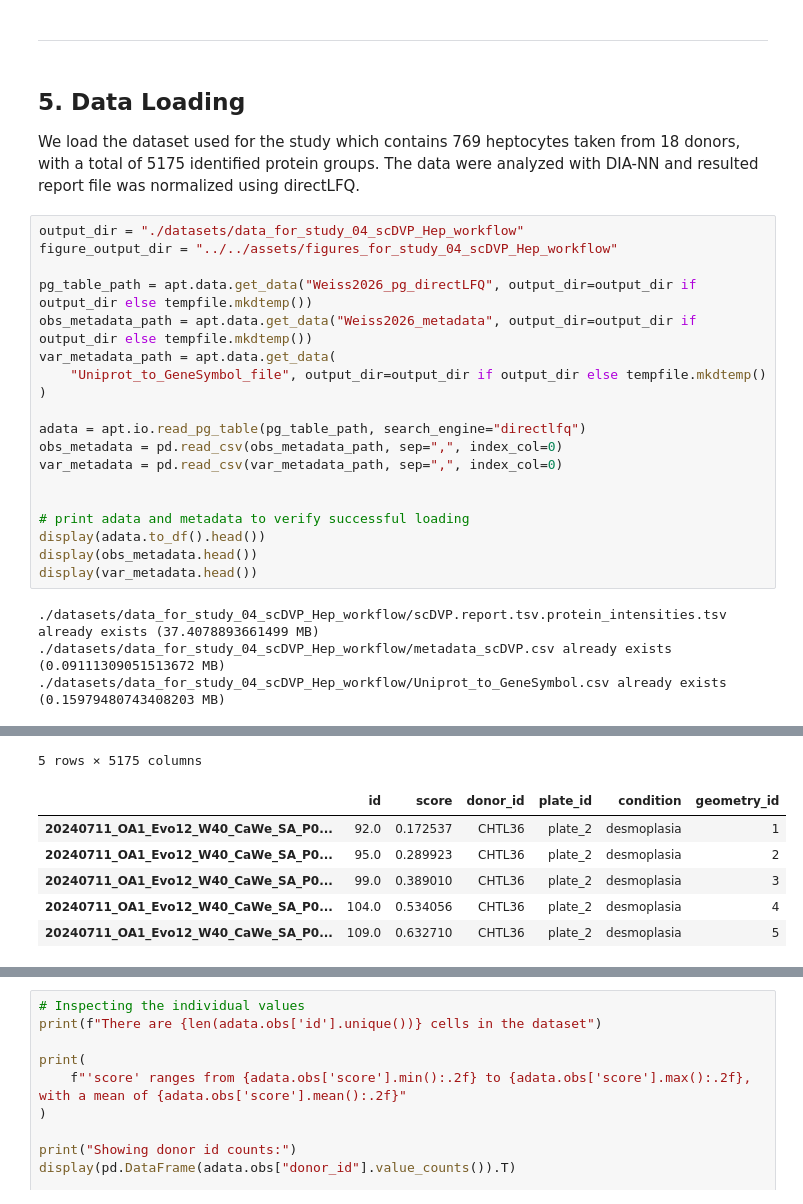
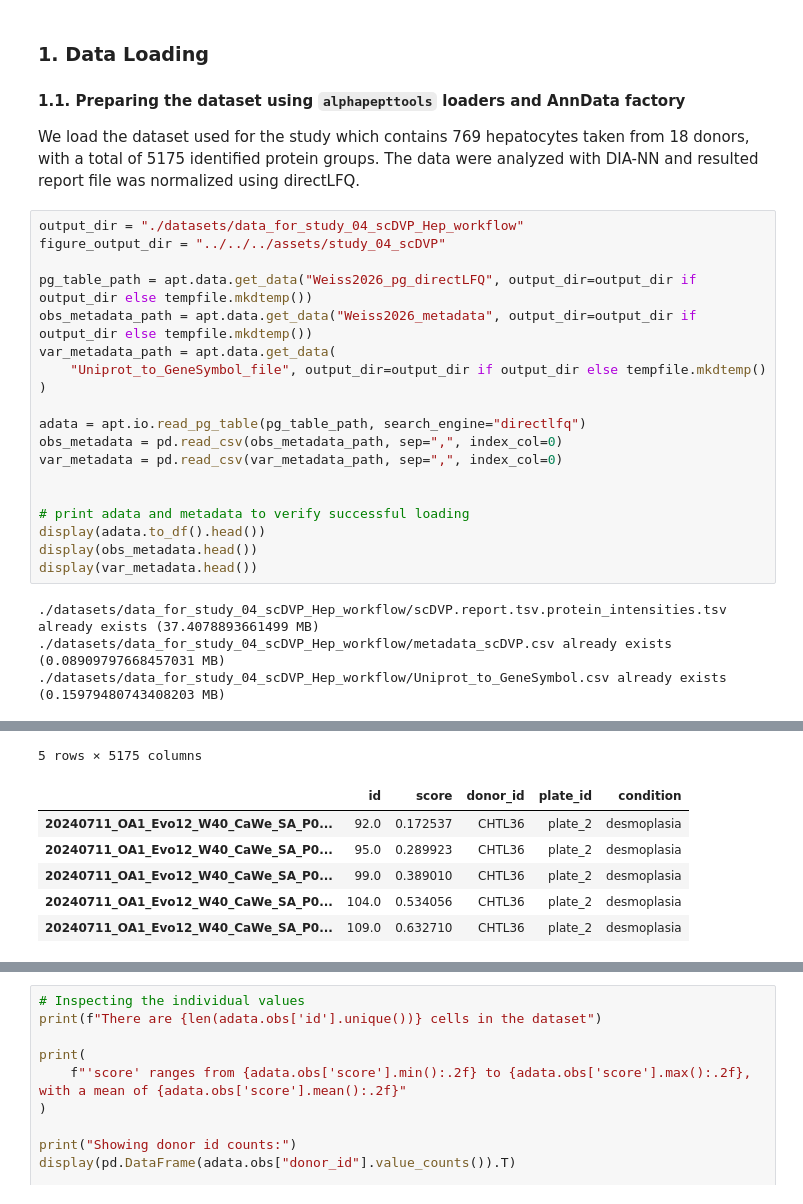
Before and after one commit to MannLabs/alphapepttools-manuscript, a Jupyter notebook: notebooks/main/scdvp/study_04_scDVP.ipynb, the cells around one changed output, grey strips where cells are left out. Drawn from its saved outputs; the diff is of its cells as text.

```diff
--- a/notebooks/main/scdvp/study_04_scDVP.ipynb
+++ b/notebooks/main/scdvp/study_04_scDVP.ipynb
@@ -76,45 +56,46 @@ The autoreload extension is already loaded. To reload it, use:
-# %% [markdown]
----
 # %% [markdown]
-## 5. Data Loading
-We load the dataset used for the study which contains 769 heptocytes taken from 18 donors, with a total of 5175 identified protein groups.
+### 1. Data Loading
+
+#### 1.1. Preparing the dataset using `alphapepttools` loaders and AnnData factory
+
+We load the dataset used for the study which contains 769 hepatocytes taken from 18 donors, with a total of 5175 identified protein groups.
 The data were analyzed with DIA-NN and resulted report file was normalized using directLFQ.
 # %%
 output_dir = "./datasets/data_for_study_04_scDVP_Hep_workflow"
-figure_output_dir = "../../assets/figures_for_study_04_scDVP_Hep_workflow"
+figure_output_dir = "../../../assets/study_04_scDVP"
 
 pg_table_path = apt.data.get_data("Weiss2026_pg_directLFQ", output_dir=output_dir if output_dir else tempfile.mkdtemp())
 obs_metadata_path = apt.data.get_data("Weiss2026_metadata", output_dir=output_dir if output_dir else tempfile.mkdtemp())
 var_metadata_path = apt.data.get_data(
     "Uniprot_to_GeneSymbol_file", output_dir=output_dir if output_dir else tempfile.mkdtemp()
 )
 
 adata = apt.io.read_pg_table(pg_table_path, search_engine="directlfq")
 obs_metadata = pd.read_csv(obs_metadata_path, sep=",", index_col=0)
 var_metadata = pd.read_csv(var_metadata_path, sep=",", index_col=0)
 
 
 # print adata and metadata to verify successful loading
 display(adata.to_df().head())
 display(obs_metadata.head())
 display(var_metadata.head())
 # %% [output]
 ./datasets/data_for_study_04_scDVP_Hep_workflow/scDVP.report.tsv.protein_intensities.tsv already exists (37.4078893661499 MB)
-./datasets/data_for_study_04_scDVP_Hep_workflow/metadata_scDVP.csv already exists (0.09111309051513672 MB)
+./datasets/data_for_study_04_scDVP_Hep_workflow/metadata_scDVP.csv already exists (0.08909797668457031 MB)
 ./datasets/data_for_study_04_scDVP_Hep_workflow/Uniprot_to_GeneSymbol.csv already exists (0.15979480743408203 MB)
 | uniprot_ids | A0A024R1R8;Q9Y2S6 | A0A075B6H7;A0A0C4DH55;P01624 | A0A075B6I0 | A0A075B6K4 | A0A075B6K5 | A0A075B6P5;P01615 | ... |
 | 20240711_OA1_Evo12_W40_CaWe_SA_P0... | 0.000000 | 0.000000 | 0.0 | 0.0 | 0.000000 | 0.000000 | ... |
 | 20240711_OA1_Evo12_W40_CaWe_SA_P0... | 0.000000 | 13032.087818 | 0.0 | 0.0 | 0.000000 | 0.000000 | ... |
 | 20240711_OA1_Evo12_W40_CaWe_SA_P0... | 0.000000 | 16351.507957 | 0.0 | 0.0 | 0.000000 | 6400.357454 | ... |
 | 20240711_OA1_Evo12_W40_CaWe_SA_P0... | 21068.309869 | 21729.115322 | 0.0 | 0.0 | 2352.444061 | 5735.512100 | ... |
 | 20240711_OA1_Evo12_W40_CaWe_SA_P0... | 0.000000 | 0.000000 | 0.0 | 0.0 | 0.000000 | 0.000000 | ... |
 5 rows × 5175 columns
-|  | id | score | donor_id | plate_id | condition | geometry_id |
-| 20240711_OA1_Evo12_W40_CaWe_SA_P0... | 92.0 | 0.172537 | CHTL36 | plate_2 | desmoplasia | 1 |
-| 20240711_OA1_Evo12_W40_CaWe_SA_P0... | 95.0 | 0.289923 | CHTL36 | plate_2 | desmoplasia | 2 |
-| 20240711_OA1_Evo12_W40_CaWe_SA_P0... | 99.0 | 0.389010 | CHTL36 | plate_2 | desmoplasia | 3 |
-| 20240711_OA1_Evo12_W40_CaWe_SA_P0... | 104.0 | 0.534056 | CHTL36 | plate_2 | desmoplasia | 4 |
-| 20240711_OA1_Evo12_W40_CaWe_SA_P0... | 109.0 | 0.632710 | CHTL36 | plate_2 | desmoplasia | 5 |
+|  | id | score | donor_id | plate_id | condition |
+| 20240711_OA1_Evo12_W40_CaWe_SA_P0... | 92.0 | 0.172537 | CHTL36 | plate_2 | desmoplasia |
+| 20240711_OA1_Evo12_W40_CaWe_SA_P0... | 95.0 | 0.289923 | CHTL36 | plate_2 | desmoplasia |
+| 20240711_OA1_Evo12_W40_CaWe_SA_P0... | 99.0 | 0.389010 | CHTL36 | plate_2 | desmoplasia |
+| 20240711_OA1_Evo12_W40_CaWe_SA_P0... | 104.0 | 0.534056 | CHTL36 | plate_2 | desmoplasia |
+| 20240711_OA1_Evo12_W40_CaWe_SA_P0... | 109.0 | 0.632710 | CHTL36 | plate_2 | desmoplasia |
 |  | Protein.Group | Protein.Names | Genes |
 | protein |  |  |  |
 | A0A024R1R8;Q9Y2S6 | A0A024R1R8;Q9Y2S6 | TMA7B_HUMAN;TMA7_HUMAN | TMA7;TMA7B |
```
Also changed, not shown: parts of 88 cells of this notebook.
